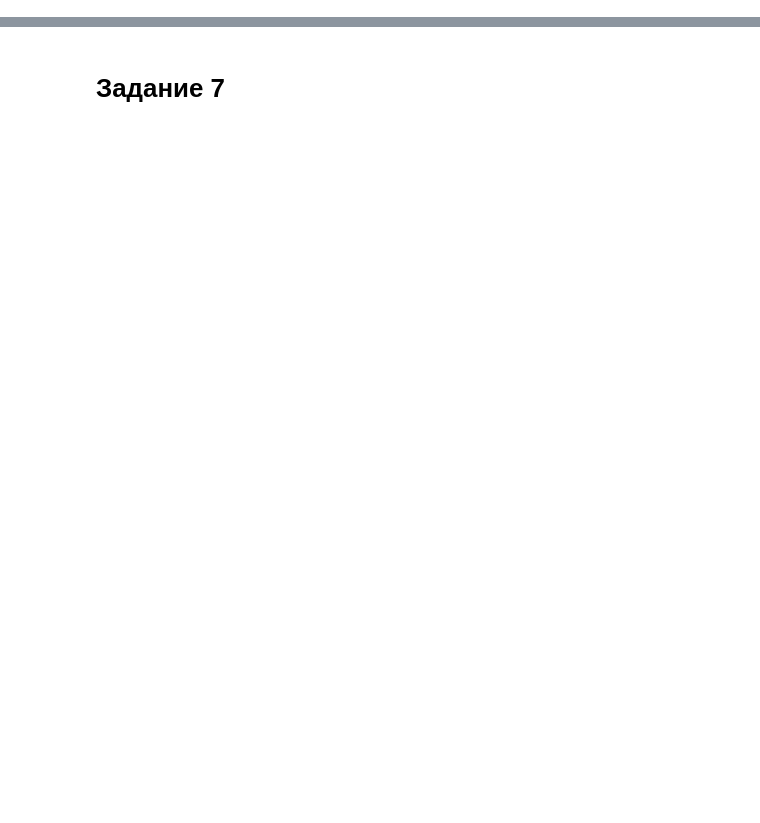
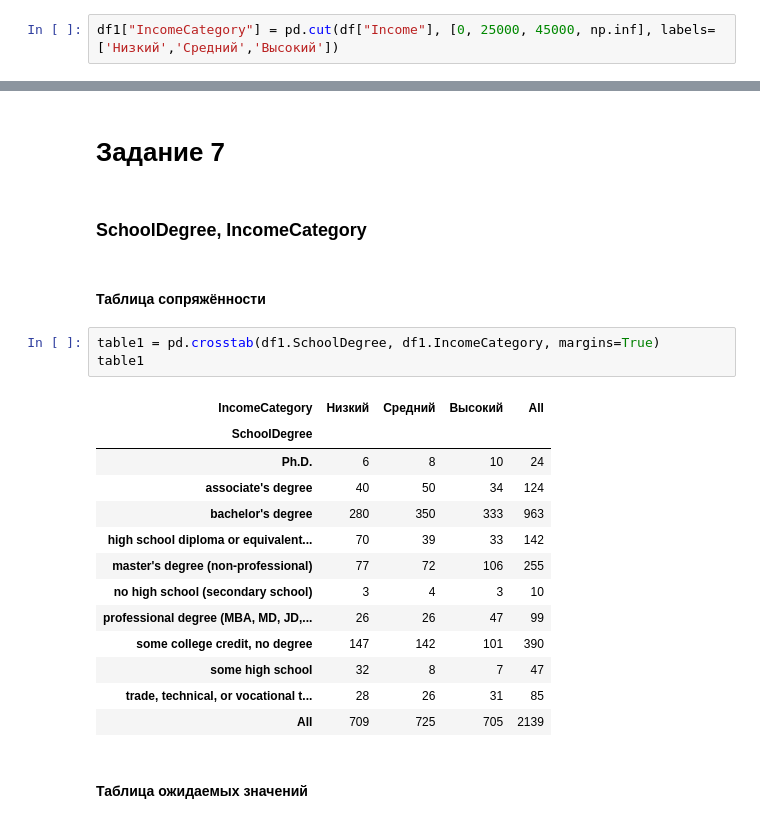
Before and after one commit to ForwardMoth/stdb_lab, a Jupyter notebook: lab4/lab4.ipynb, the cells around one changed output, grey strips where cells are left out. Drawn from its saved outputs; the diff is of its cells as text; blank space fills up the shorter version.

```diff
--- a/lab4/lab4.ipynb
+++ b/lab4/lab4.ipynb
@@ -69,0 +428,2 @@ df1.head()
+# %%
+df1["IncomeCategory"] = pd.cut(df["Income"], [0, 25000, 45000, np.inf], labels=['Низкий','Средний','Высокий'])
@@ -70,2 +439,25 @@ df1.head()
 # %% [markdown]
 # Задание 7
+# %% [markdown]
+### SchoolDegree, IncomeCategory
+# %% [markdown]
+#### Таблица сопряжённости
+# %%
+table1 = pd.crosstab(df1.SchoolDegree, df1.IncomeCategory, margins=True)
+table1
+# %% [output]
+| IncomeCategory | Низкий | Средний | Высокий | All |
+| SchoolDegree |  |  |  |  |
+| Ph.D. | 6 | 8 | 10 | 24 |
+| associate's degree | 40 | 50 | 34 | 124 |
+| bachelor's degree | 280 | 350 | 333 | 963 |
+| high school diploma or equivalent... | 70 | 39 | 33 | 142 |
+| master's degree (non-professional) | 77 | 72 | 106 | 255 |
+| no high school (secondary school) | 3 | 4 | 3 | 10 |
+| professional degree (MBA, MD, JD,... | 26 | 26 | 47 | 99 |
+| some college credit, no degree | 147 | 142 | 101 | 390 |
+| some high school | 32 | 8 | 7 | 47 |
+| trade, technical, or vocational t... | 28 | 26 | 31 | 85 |
+| All | 709 | 725 | 705 | 2139 |
+# %% [markdown]
+#### Таблица ожидаемых значений
```
Also changed, not shown: parts of 65 cells of this notebook.
